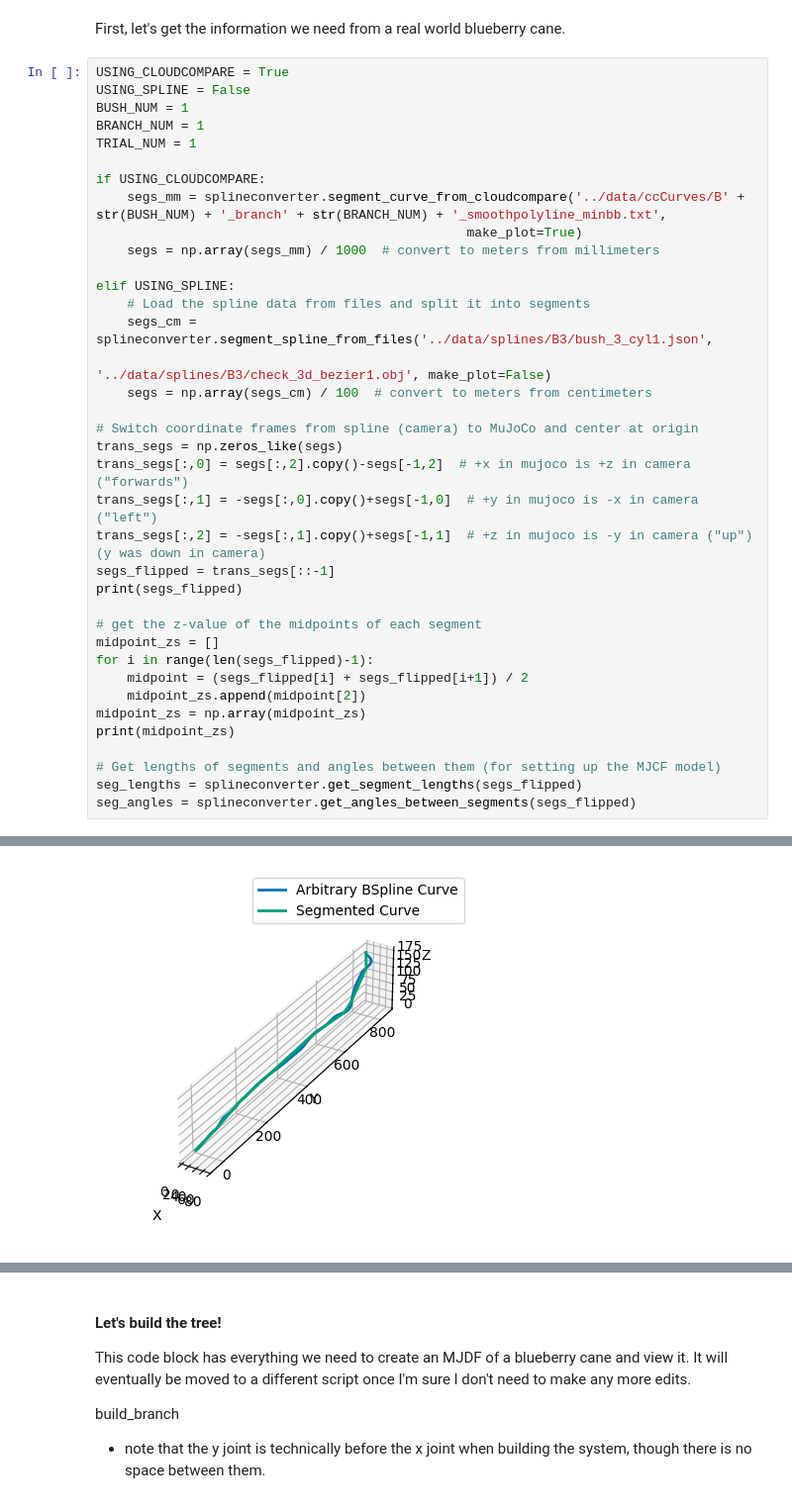
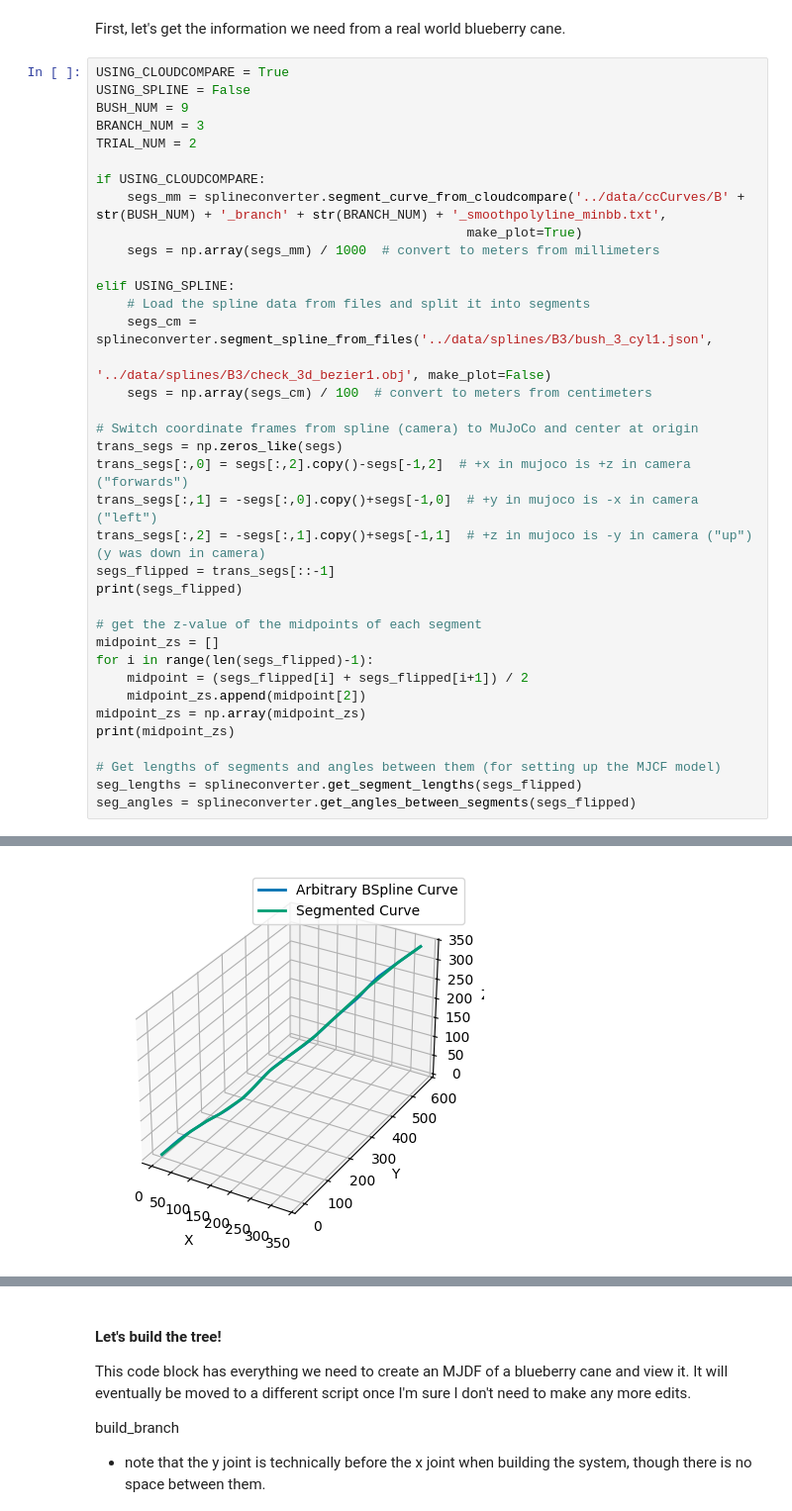
Before and after one commit to Intelligent-Machines-and-Materials-Lab/MuJoCoBlueberryModeling, a Jupyter notebook: src/branchSim.ipynb, the cells around one changed output, grey strips where cells are left out. Shown at 99% size. Drawn from its saved outputs; the diff is of its cells as text.

```diff
--- a/src/branchSim.ipynb
+++ b/src/branchSim.ipynb
@@ -61,9 +63,9 @@ First, let's get the information we need from a real world blueberry cane.
 # %%
 USING_CLOUDCOMPARE = True
 USING_SPLINE = False
-BUSH_NUM = 1
-BRANCH_NUM = 1
-TRIAL_NUM = 1
+BUSH_NUM = 9
+BRANCH_NUM = 3
+TRIAL_NUM = 2
 
 if USING_CLOUDCOMPARE:
     segs_mm = splineconverter.segment_curve_from_cloudcompare('../data/ccCurves/B' + str(BUSH_NUM) + '_branch' + str(BRANCH_NUM) + '_smoothpolyline_minbb.txt',
@@ -110,4 +118,4 @@ RMSE between the B-spline curve and the baseline segments: 35.454
-[figure, old version]
+[figure, new version]
 # %%
 # Load the diameter data
 data = pd.read_csv('../data/diameters/offset_branch_diameter_data.csv')
```
Also changed, not shown: parts of 13 cells of this notebook, 25 other files.
